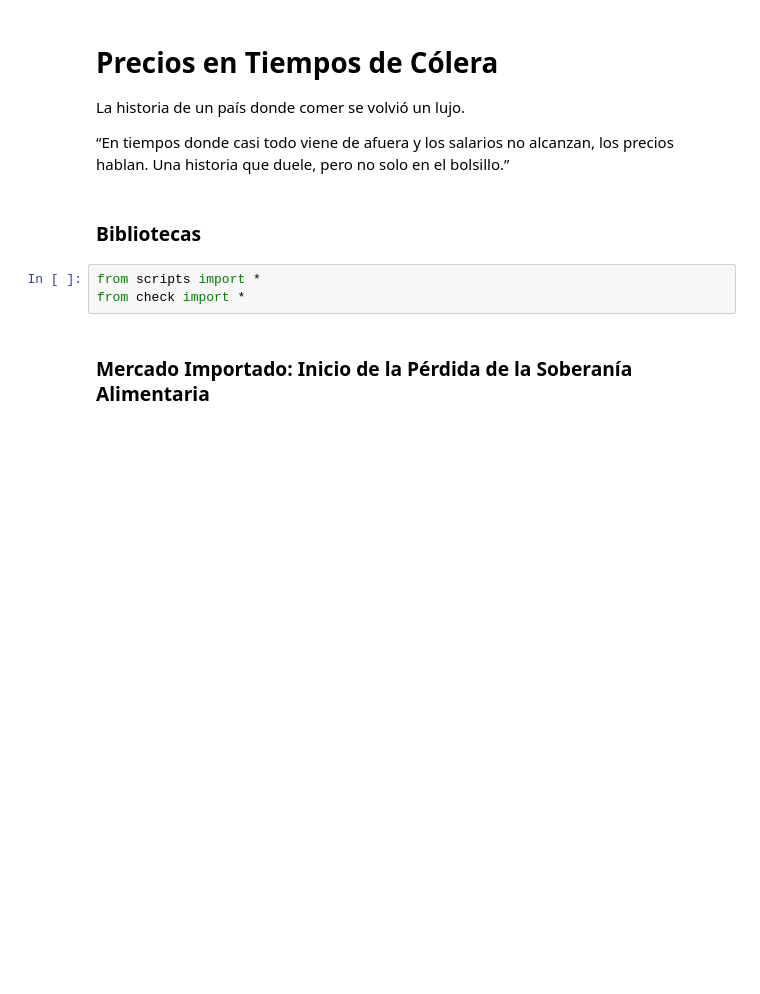
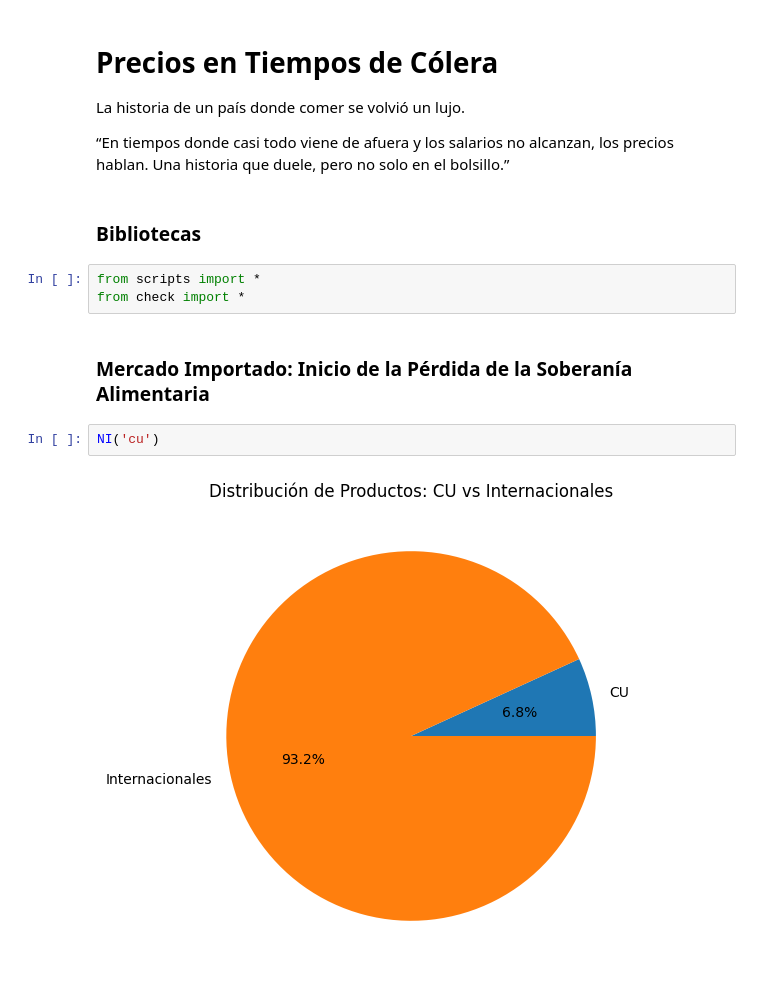
Before and after one commit to L14Npy/project_01, a Jupyter notebook: storytelling.ipynb, the cells around one changed output. Saved outputs shown, nothing was run; the diff lists cells and outputs as text; blank space fills up the shorter version.

Commit message:
visual

```diff
--- a/storytelling.ipynb
+++ b/storytelling.ipynb
@@ -11,6 +11,10 @@ from scripts import *
 from check import *
 # %% [markdown]
 ### Mercado Importado: Inicio de la Pérdida de la Soberanía Alimentaria
+# %%
+NI('cu')
+# %% [output]
+[figure, added]
 # %%
 Origin(5)
 # %% [output]
```
Also changed, not shown: parts of 4 cells of this notebook, 3 other files.
